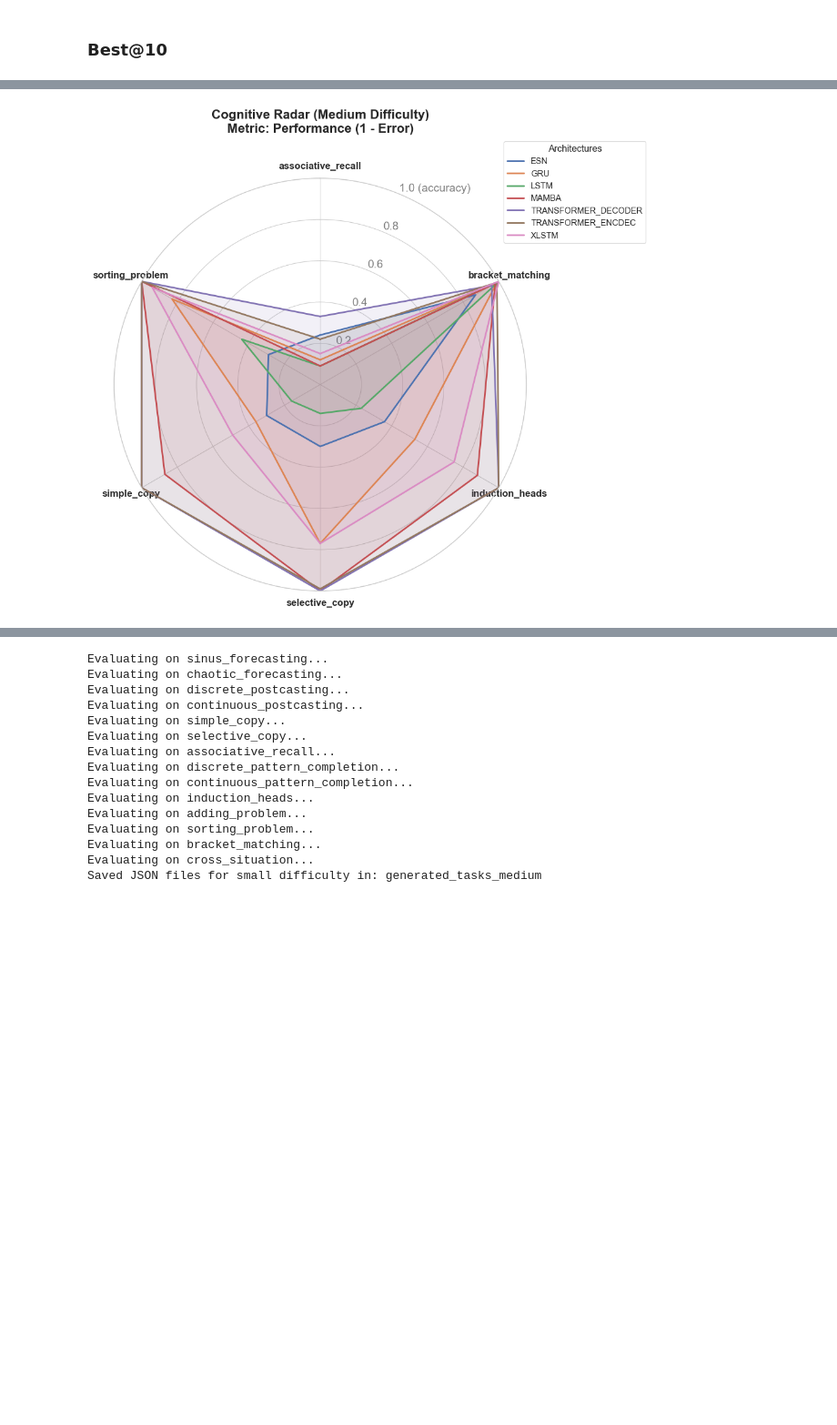
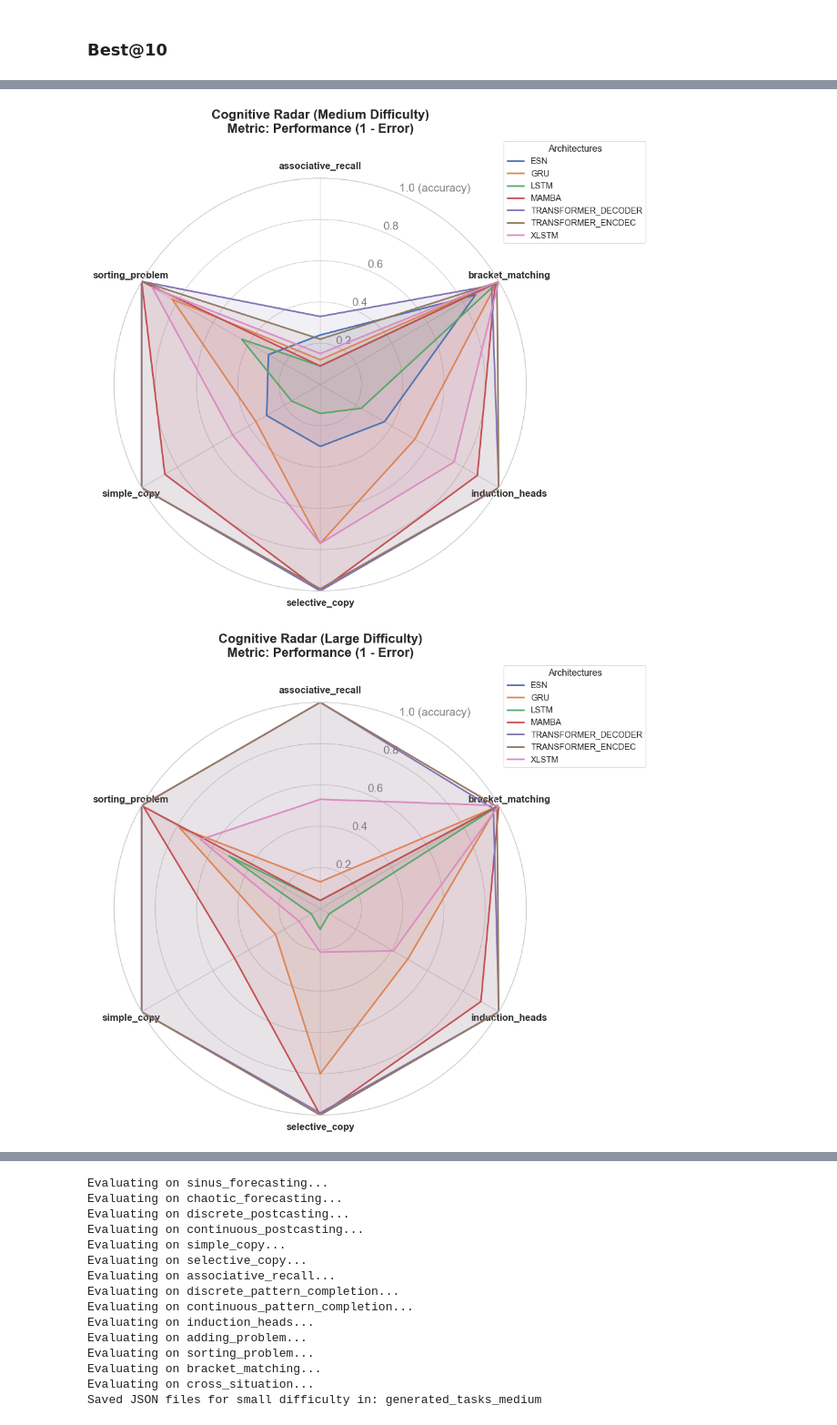
Before and after one commit to Naowak/CogScale, a Jupyter notebook: wip/explore_res.ipynb, the cells around one changed output, grey strips where cells are left out. Shown at 91% size. Saved outputs shown, nothing was run; the diff lists cells and outputs as text; code cells hidden in the pictures; blank space fills up the shorter version.

```diff
--- a/wip/explore_res.ipynb
+++ b/wip/explore_res.ipynb
@@ -418,7 +477,7 @@ palette = sns.color_palette("tab10", n_colors=8)
 # GRAPHIQUE 2 : Carte de Chaleur (Heatmap) des performances globales
 # ==========================================
 df['Config'] = df['Task'] + " (" + df['Difficulty'] + ")"
-pivot_df = df.pivot(index='Config', columns='Model', values='Mean')
+heatmap_pivot = df.pivot(index='Config', columns='Model', values='Mean')
 # order = ['dynamic_transformer', 'mamba', 'esn', 'gru', 'lstm', 'xlstm', 'transformer_decoder', 'transformer_encdec']
 # pivot_df = pivot_df.reindex(columns=order, axis=1)
 # pivot_df = pivot_df[order]  # Réordonner les colonnes selon l'ordre souhaité
@@ -430,7 +489,7 @@ cmap = sns.diverging_palette(250, 10, as_cmap=True)
 plt.gca().set_facecolor('lightgrey')
 
 sns.heatmap(
-    pivot_df,
+    heatmap_pivot,
     cmap=cmap,
     annot=True,
     fmt=".2f",
@@ -518,6 +577,7 @@ df_filtered = df[df['Base_Task'].isin(target_tasks)].copy()
 
 df_sm = df_filtered[df_filtered['Tâches'].str.contains('SM')].copy()
 df_md = df_filtered[df_filtered['Tâches'].str.contains('MD')].copy()
+df_lg = df_filtered[df_filtered['Tâches'].str.contains('LG')].copy()
 
 # 3. Fonction pour générer un Radar Chart professionnel
 def plot_radar_chart(df_split, title, filename=None):
@@ -538,33 +598,35 @@ def plot_radar_chart(df_split, title, filename=None):
     ax.set_thetagrids(np.degrees(angles[:-1]), labels, fontsize=12, weight='bold')
 
     colors = plt.cm.tab10(np.linspace(0, 1, len(models)))
 
     for model, color in zip(models, colors):
         values = df_split[model].tolist()
 
         # INVERSION : 0.00 d'erreur = 1.0 de performance
         values_plot = [1 - v for v in values]
         values_plot += values_plot[:1]
 
         ax.plot(angles, values_plot, linewidth=2, label=model)
         ax.fill(angles, values_plot, alpha=0.1)
 
     ax.set_ylim(0, 1.00)
     ax.set_yticks([0.2, 0.4, 0.6, 0.8, 1.0])
     ax.set_yticklabels(["0.2", "0.4", "0.6", "0.8", "1.0 (accuracy)"], color="grey", size=14)
 
     plt.title(title, size=16, weight='bold', y=1.1)
     plt.legend(loc='upper right', bbox_to_anchor=(1.3, 1.1), title="Architectures")
 
     plt.tight_layout()
     plt.show()
 
 # 4. Tracé des graphiques
 plot_radar_chart(df_sm, "Cognitive Radar (Small Difficulty)\nMetric: Performance (1 - Error)")
 plot_radar_chart(df_md, "Cognitive Radar (Medium Difficulty)\nMetric: Performance (1 - Error)")
+plot_radar_chart(df_lg, "Cognitive Radar (Large Difficulty)\nMetric: Performance (1 - Error)")
 # %% [output]
 [figure]
 [figure]
+[figure, added]
 # %%
 (1-df_sm.drop('Tâches', axis=1).set_index('Base_Task').T).to_csv("extracted_sm.csv")
 (1-df_md.drop('Tâches', axis=1).set_index('Base_Task').T).to_csv("extracted_md.csv")
```
Also changed, not shown: parts of 10 cells of this notebook, 24 other files.
